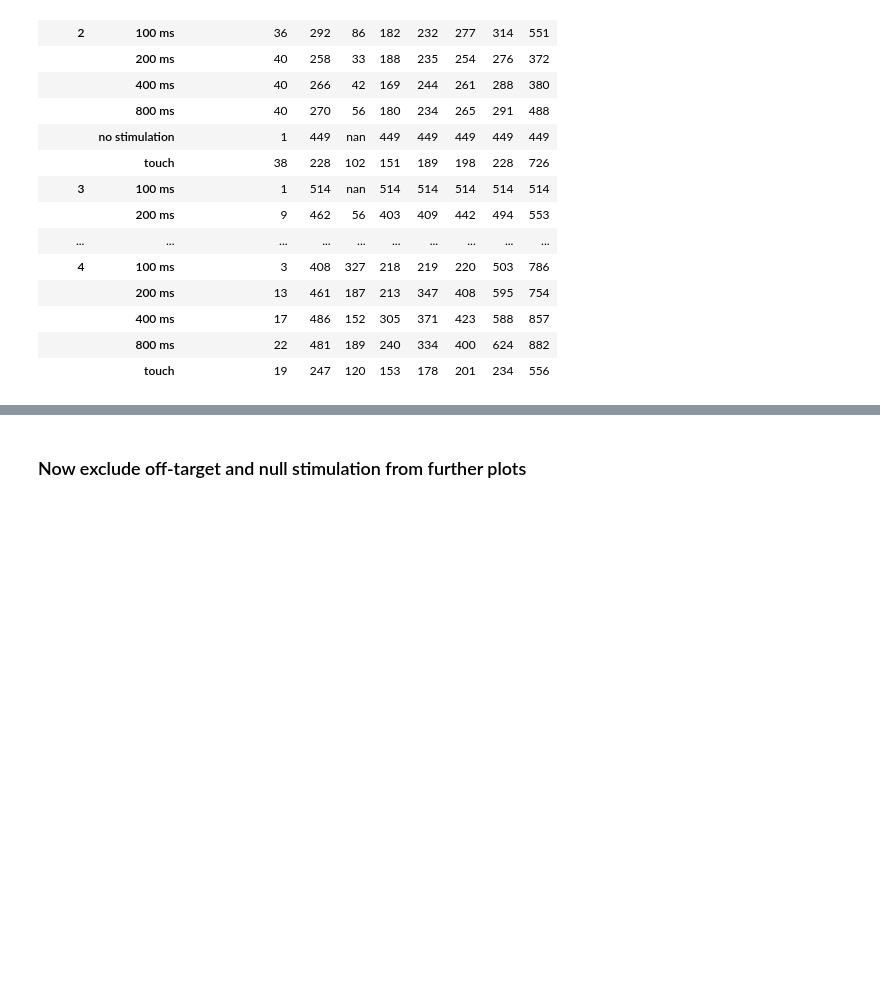
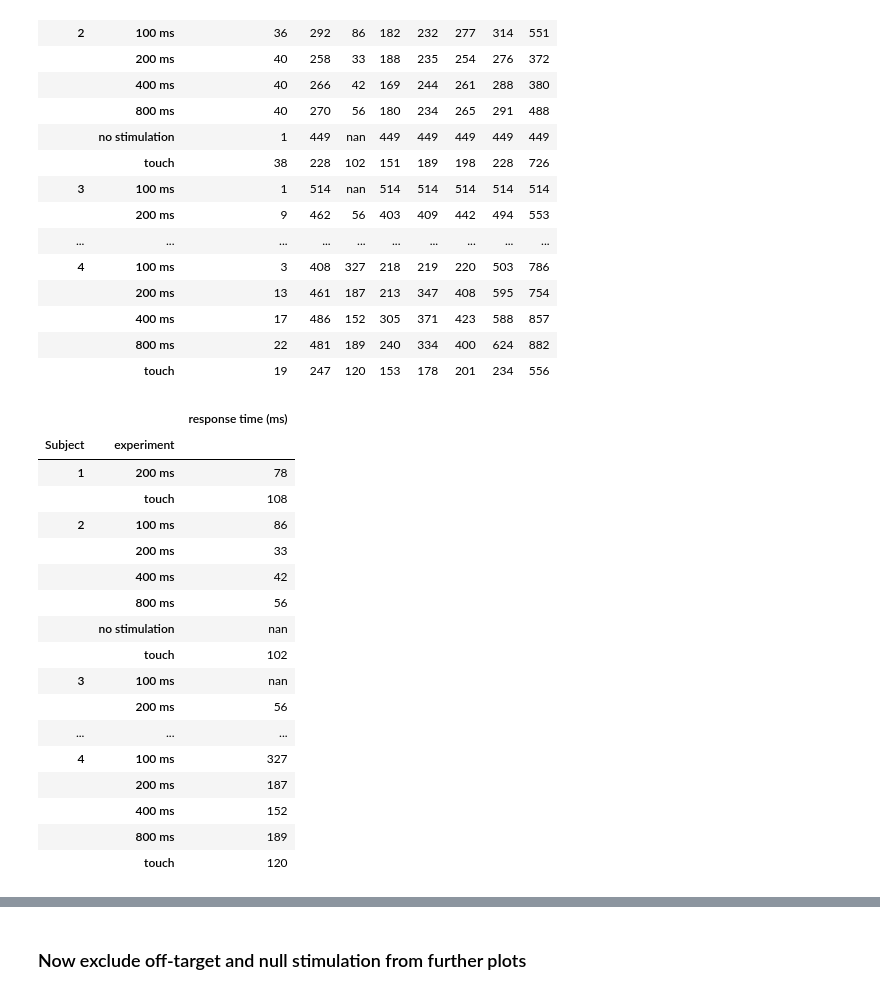
Before and after one commit to davidjuliancaldwell/responseTimingPaper, a Jupyter notebook: plotting_response_time_data.ipynb, the cells around one changed output, grey strips where cells are left out. Saved outputs shown, nothing was run; the diff lists cells and outputs as text; code cells hidden in the pictures; blank space fills up the shorter version.

```diff
--- a/plotting_response_time_data.ipynb
+++ b/plotting_response_time_data.ipynb
@@ -183,3 +183,27 @@ dataCleaned.groupby(['Subject','experiment']).describe().round()
 |  | 400 ms | 17 | 486 | 152 | 305 | 371 | 423 | 588 | 857 |
 |  | 800 ms | 22 | 481 | 189 | 240 | 334 | 400 | 624 | 882 |
 |  | touch | 19 | 247 | 120 | 153 | 178 | 201 | 234 | 556 |
+# %%
+standard = dataCleaned.groupby(['Subject','experiment']).std()
+mean = dataCleaned.groupby(['Subject','experiment']).mean()
+# %%
+standard
+# %% [output]
+|  |  | response time (ms) |
+| Subject | experiment |  |
+| 1 | 200 ms | 78 |
+|  | touch | 108 |
+| 2 | 100 ms | 86 |
+|  | 200 ms | 33 |
+|  | 400 ms | 42 |
+|  | 800 ms | 56 |
+|  | no stimulation | nan |
+|  | touch | 102 |
+| 3 | 100 ms | nan |
+|  | 200 ms | 56 |
+| ... | ... | ... |
+| 4 | 100 ms | 327 |
+|  | 200 ms | 187 |
+|  | 400 ms | 152 |
+|  | 800 ms | 189 |
+|  | touch | 120 |
```
Also changed, not shown: parts of 6 cells of this notebook.
